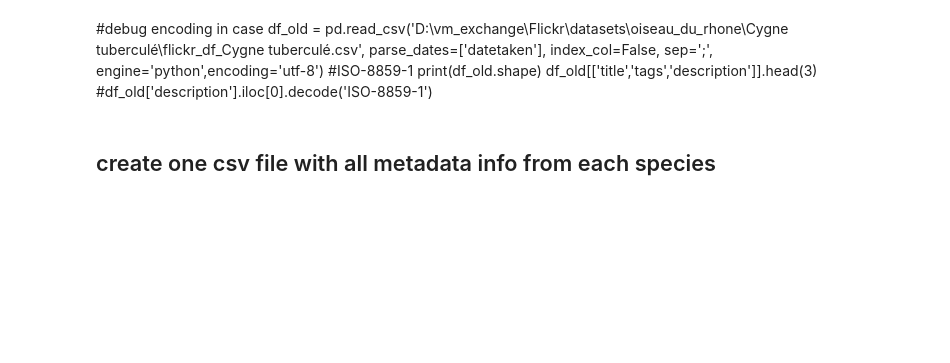
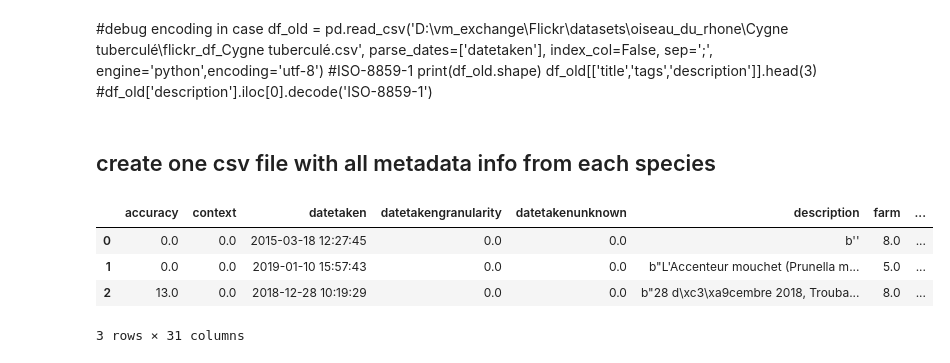
Before and after one commit to cam4ani/Flickr, a Jupyter notebook: get_flickr_images.ipynb, the cells around one changed output. Drawn from its saved outputs; the diff is of its cells as text; code cells hidden in the pictures; blank space fills up the shorter version.

```diff
--- a/get_flickr_images.ipynb
+++ b/get_flickr_images.ipynb
@@ -55,7 +55,7 @@ type_ = 'oiseau_du_rhone'
 #The dataframe must at least have 'Species' columns for the name of each species, and a 'li_synonyms_final' columns with list of
 #their synonyms without including itself
 # %%
-df_species = pd.read_csv(os.path.join(ROOT_DIR, 'oiseau_du_rhone','ListeOiseauxRhone27-05-2016_simpler.csv'), sep=';')
+df_species = pd.read_csv(os.path.join(ROOT_DIR, type_,'ListeOiseauxRhone27-05-2016_simpler.csv'), sep=';')
 print(df_species.shape)
 df_species.head(3)
 # %% [output]
@@ -255,9 +257,10 @@ for nbr, species in tqdm.tqdm(enumerate(li_species_to_do)):
             df_new = pd.DataFrame(image_data['photos']['photo'])
             df_new['species_word'] = species_word
             #deal with encoding (try at least)
-            df_new['title'] = df_new['title'].map(lambda x: x.encode(encoding_))
-            df_new['tags'] = df_new['tags'].map(lambda x: x.encode(encoding_))
-            df_new['description'] = df_new['description'].map(lambda x: x['_content'].encode(encoding_))
+            if df_new.shape[0]>0:
+                df_new['title'] = df_new['title'].map(lambda x: x.encode(encoding_))
+                df_new['tags'] = df_new['tags'].map(lambda x: x.encode(encoding_))
+                df_new['description'] = df_new['description'].map(lambda x: x['_content'].encode(encoding_))
             df = pd.concat([df_old, df_new], ignore_index=True)
 
             #save and remove duplicates (first, uniform the id type(as when we save and open the str get converted
@@ -291,7 +294,7 @@ for nbr, species in tqdm.tqdm(enumerate(li_species_to_do)):
 
 #do_request: Status code 502 received
 #('Connection aborted.', RemoteDisconnected('Remote end closed connection without response',))
-#tatus code 500 received : problem is with the website itself.
+#status code 500 received : problem is with the website itself.
 # %% [output]
 We have 350 species left to query for
 Cygnus olor
@@ -312,13 +333,19 @@ df_old[['title','tags','description']].head(3)
 # %%
 df_all = pd.DataFrame()
 li_df = []
-for species in tqdm.tqdm(glob.glob(os.path.join(path_ml,'datasets','flickr_images','*'))):
+for species in tqdm.tqdm(glob.glob(os.path.join(ROOT_DIR,'datasets', type_,'*'))):
     csv_f = glob.glob(os.path.join(species,'*.csv'))
     if len(csv_f)==1:
-        df = pd.read_csv(csv_f[0], sep=';', index_col=False)
-        df['species'] = species.split('/')[-1]
+        df = pd.read_csv(csv_f[0], sep=';', index_col=False, parse_dates=['datetaken'],engine='python', encoding=encoding_)
+        df['species'] = species.split('\\')[-1]
         li_df.append(df)
         del df
 df_all = pd.concat(li_df, ignore_index=True)
 df_all.head(3)
+# %% [output]
+|  | accuracy | context | datetaken | datetakengranularity | datetakenunknown | description | farm | ... |
+| 0 | 0.0 | 0.0 | 2015-03-18 12:27:45 | 0.0 | 0.0 | b'' | 8.0 | ... |
+| 1 | 0.0 | 0.0 | 2019-01-10 15:57:43 | 0.0 | 0.0 | b"L'Accenteur mouchet (Prunella m... | 5.0 | ... |
+| 2 | 13.0 | 0.0 | 2018-12-28 10:19:29 | 0.0 | 0.0 | b"28 d\xc3\xa9cembre 2018, Trouba... | 8.0 | ... |
+3 rows × 31 columns
 # %%
```
Also changed, not shown: parts of 5 cells of this notebook, 1 other file.
